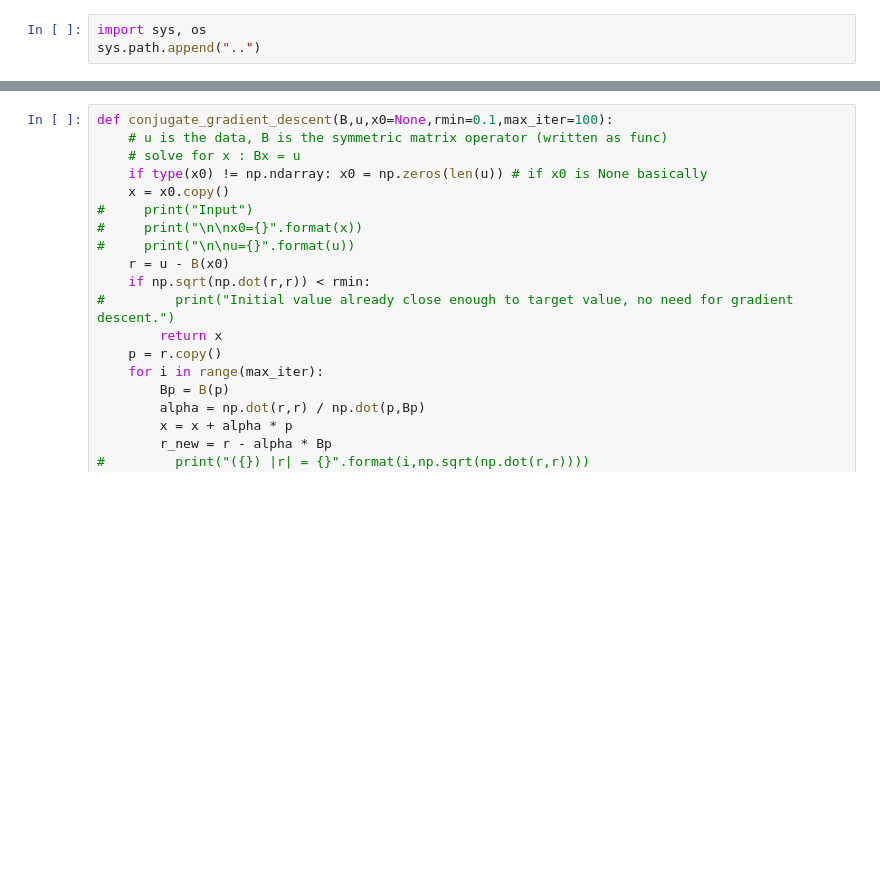
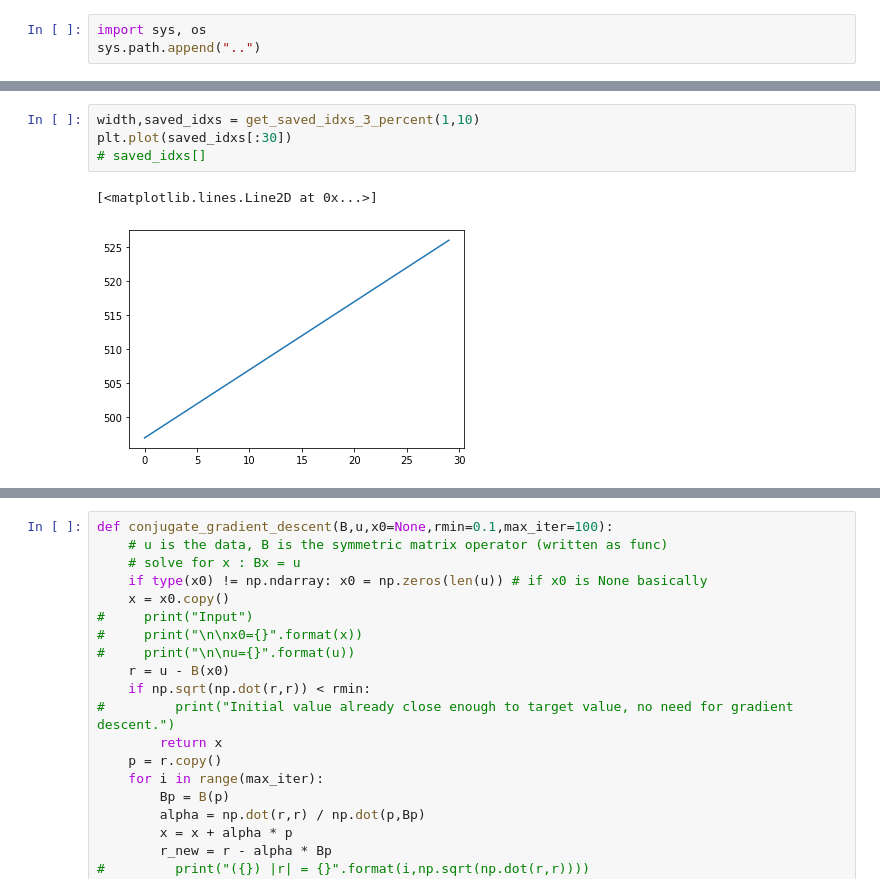
Before and after one commit to dcxSt/pfb-mod, a Jupyter notebook: little_scripts_testing/Conjugat_Gradient1.ipynb, the cells around one changed output, grey strips where cells are left out. Drawn from its saved outputs; the diff is of its cells as text; blank space fills up the shorter version.

```diff
--- a/little_scripts_testing/Conjugat_Gradient1.ipynb
+++ b/little_scripts_testing/Conjugat_Gradient1.ipynb
@@ -40,6 +49,13 @@ def R(x,lblock=LBLOCK):
 
 def AT(x): # the transpose of A
     return R(A(R(x)))
+# %%
+width,saved_idxs = get_saved_idxs_3_percent(1,10)
+plt.plot(saved_idxs[:30])
+# saved_idxs[]
+# %% [output]
+[<matplotlib.lines.Line2D at 0x...>]
+[figure, added]
 # %%
 k = 80 # number of blocks (frames in chimeland) about 15 million
 
```
Also changed, not shown: parts of 29 cells of this notebook, 2 other files.
